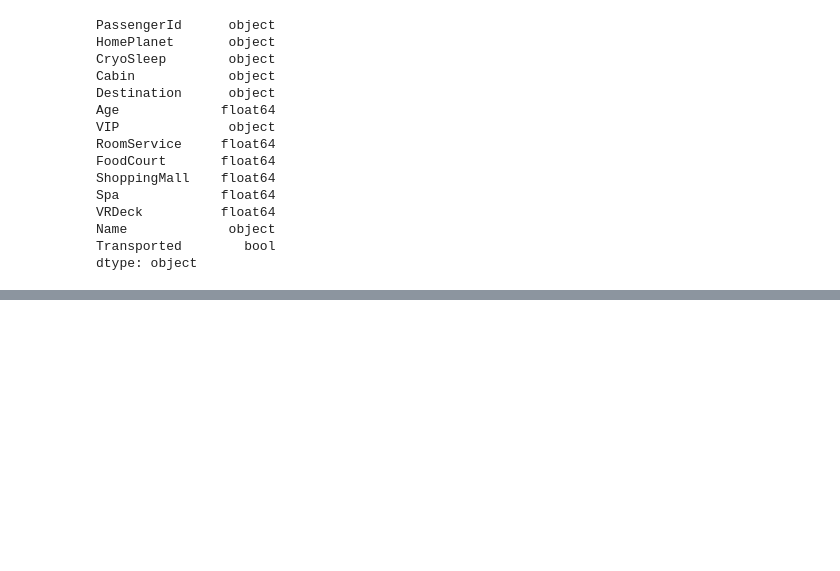
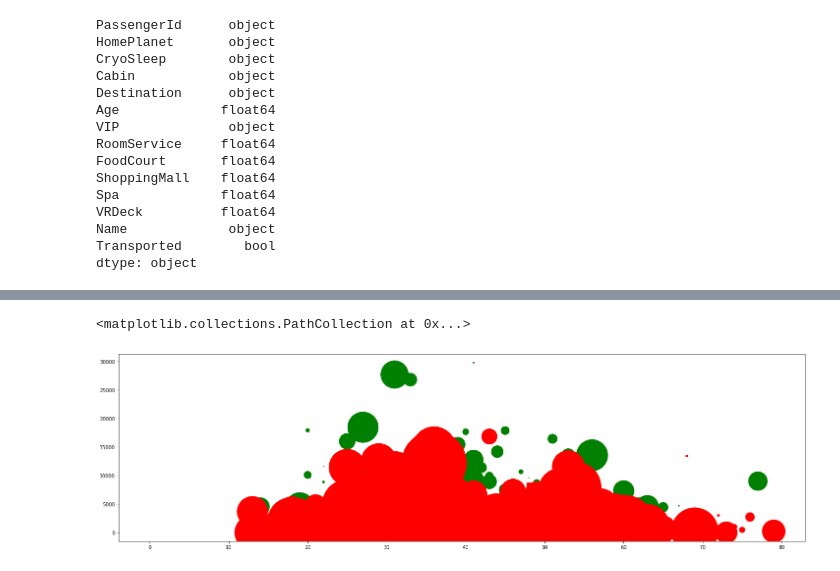
Before and after one commit to ThierrryScotto/Spaceship-Titanic, a Jupyter notebook: Spaceship_Titanic.ipynb, the cells around one changed output, grey strips where cells are left out. Drawn from its saved outputs; the diff is of its cells as text; code cells hidden in the pictures; blank space fills up the shorter version.

```diff
--- a/Spaceship_Titanic.ipynb
+++ b/Spaceship_Titanic.ipynb
@@ -157,0 +243,8 @@ dtype: object
+# %%
+plt.figure(figsize=(25, 7))
+ax = plt.subplot()
+ax.scatter(df_train[df_train['Transported'] == 1]['Age'], df_train[df_train['Transported'] == 1]['FoodCourt'], c='green', s=df_train[df_train['Transported'] == 1]['VRDeck'])
+ax.scatter(df_train[df_train['Transported'] == 0]['Age'], df_train[df_train['Transported'] == 0]['FoodCourt'], c='red', s=df_train[df_train['Transported'] == 0]['VRDeck'])
+# %% [output]
+<matplotlib.collections.PathCollection at 0x...>
+[figure, added]
```
Also changed, not shown: parts of 31 cells of this notebook.
